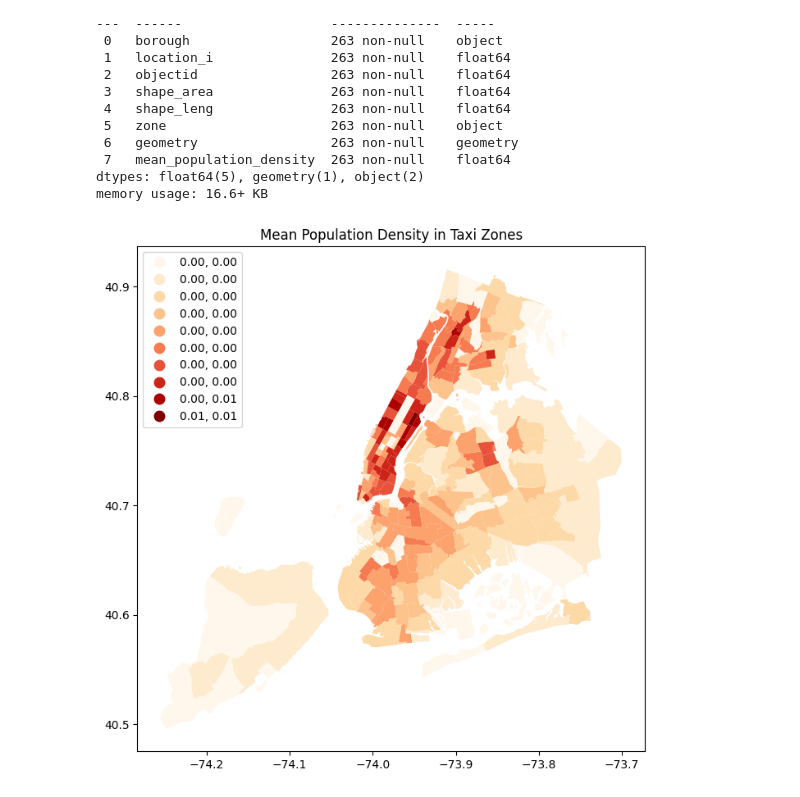
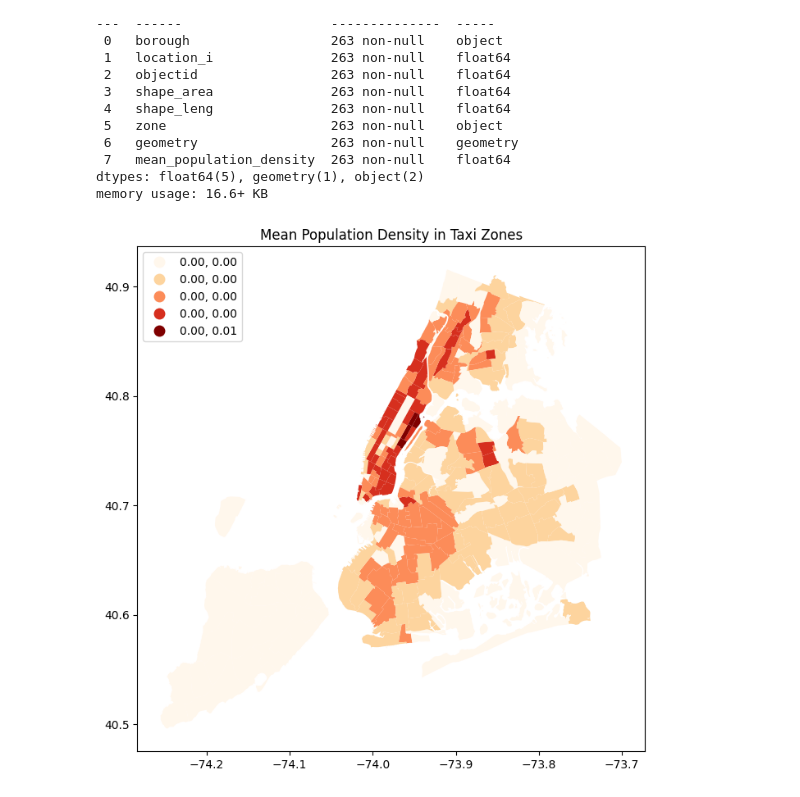
Before and after one commit to jaskcodes/elec-transit-y, a Jupyter notebook: census/analysis/population_tzones.ipynb, the cells around one changed output. Saved outputs shown, nothing was run; the diff lists cells and outputs as text; code cells hidden in the pictures.

```diff
--- a/census/analysis/population_tzones.ipynb
+++ b/census/analysis/population_tzones.ipynb
@@ -181,17 +185,17 @@ memory usage: 16.6+ KB
 # %%
 # Plot the taxi zones colored by mean population density
 
 # Define the number of classes for binning the data
-num_classes = 10
+num_classes = 5
 
 # Create a classifier
 classifier = mapclassify.NaturalBreaks(merged_shapefile['population_density'], k=num_classes)
 
 # Plot the taxi zones colored by mean population density with classification and a better color scheme
 fig, ax = plt.subplots(1, 1, figsize=(10,8))
 taxi_zones.plot(column='mean_population_density', cmap='OrRd',scheme='NaturalBreaks', k=num_classes,
                 legend=True, ax= ax, legend_kwds={'loc': 'upper left'})
 ax.set_title('Mean Population Density in Taxi Zones')
 plt.show()
 # %% [output]
-[figure, old version]
+[figure, new version]
```
Also changed, not shown: parts of 1 cell of this notebook, 8 other files.
